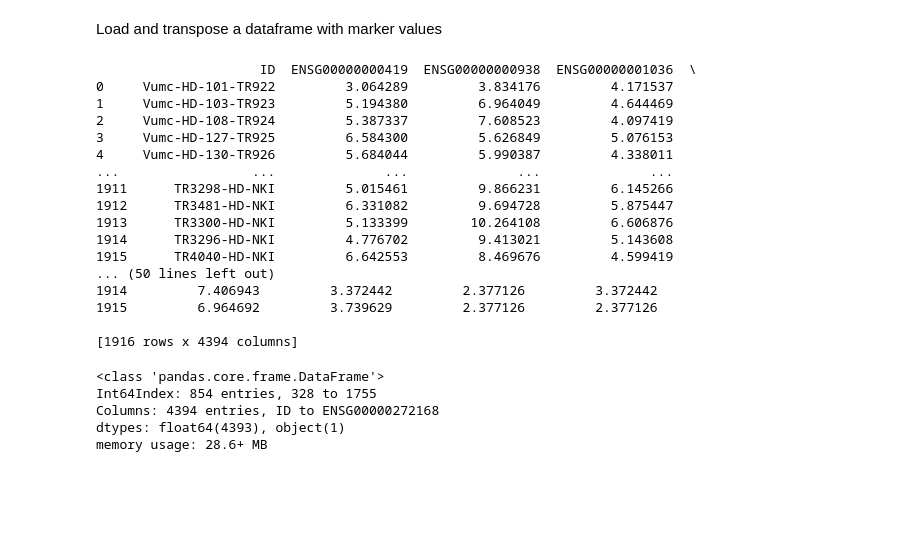
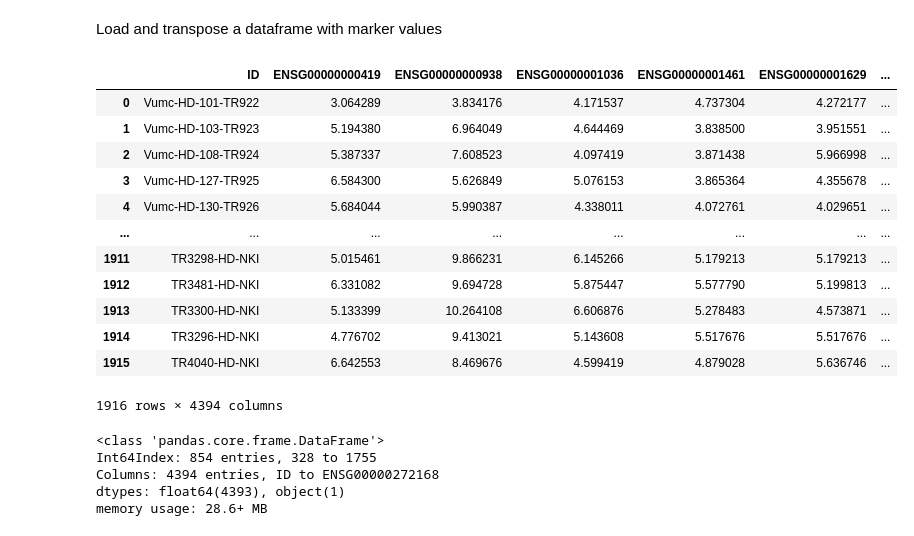
Before and after one commit to DariuszMech/Cancer-stage-prediction, a Jupyter notebook: notebooks/data_preparation.ipynb, the cells around one changed output. Drawn from its saved outputs; the diff is of its cells as text; code cells hidden in the pictures; blank space fills up the shorter version.

```diff
--- a/notebooks/data_preparation.ipynb
+++ b/notebooks/data_preparation.ipynb
@@ -139,25 +146,21 @@ Load and transpose a dataframe with marker values
 # %%
 markers = pd.read_csv(os.path.join(raw_data_path, 'Counts_prefiltered_multiclass_2022-10-14.tsv'), sep='\t')
 markers = markers.T.reset_index(names='ID')
-print(markers)
+markers
 # %% [output]
+|  | ID | ENSG00000000419 | ENSG00000000938 | ENSG00000001036 | ENSG00000001461 | ENSG00000001629 | ... |
+| 0 | Vumc-HD-101-TR922 | 3.064289 | 3.834176 | 4.171537 | 4.737304 | 4.272177 | ... |
+| 1 | Vumc-HD-103-TR923 | 5.194380 | 6.964049 | 4.644469 | 3.838500 | 3.951551 | ... |
+| 2 | Vumc-HD-108-TR924 | 5.387337 | 7.608523 | 4.097419 | 3.871438 | 5.966998 | ... |
+| 3 | Vumc-HD-127-TR925 | 6.584300 | 5.626849 | 5.076153 | 3.865364 | 4.355678 | ... |
+| 4 | Vumc-HD-130-TR926 | 5.684044 | 5.990387 | 4.338011 | 4.072761 | 4.029651 | ... |
+| ... | ... | ... | ... | ... | ... | ... | ... |
+| 1911 | TR3298-HD-NKI | 5.015461 | 9.866231 | 6.145266 | 5.179213 | 5.179213 | ... |
+| 1912 | TR3481-HD-NKI | 6.331082 | 9.694728 | 5.875447 | 5.577790 | 5.199813 | ... |
+| 1913 | TR3300-HD-NKI | 5.133399 | 10.264108 | 6.606876 | 5.278483 | 4.573871 | ... |
+| 1914 | TR3296-HD-NKI | 4.776702 | 9.413021 | 5.143608 | 5.517676 | 5.517676 | ... |
+| 1915 | TR4040-HD-NKI | 6.642553 | 8.469676 | 4.599419 | 4.879028 | 5.636746 | ... |
-                     ID  ENSG00000000419  ENSG00000000938  ENSG00000001036  \
-0     Vumc-HD-101-TR922         3.064289         3.834176         4.171537
-1     Vumc-HD-103-TR923         5.194380         6.964049         4.644469
-2     Vumc-HD-108-TR924         5.387337         7.608523         4.097419
-3     Vumc-HD-127-TR925         6.584300         5.626849         5.076153
-4     Vumc-HD-130-TR926         5.684044         5.990387         4.338011
-...                 ...              ...              ...              ...
-1911      TR3298-HD-NKI         5.015461         9.866231         6.145266
-1912      TR3481-HD-NKI         6.331082         9.694728         5.875447
-1913      TR3300-HD-NKI         5.133399        10.264108         6.606876
-1914      TR3296-HD-NKI         4.776702         9.413021         5.143608
-1915      TR4040-HD-NKI         6.642553         8.469676         4.599419
-... (50 lines left out)
-1914         7.406943         3.372442         2.377126         3.372442
-1915         6.964692         3.739629         2.377126         2.377126
-
-[1916 rows x 4394 columns]
+1916 rows × 4394 columns
 # %%
 col1_values = patients['ID'].tolist()
 # usunięcie wierszy, w których wartość w kolumnie ID nie jest zawarta w kolumnie ID obiektu patients
```
Also changed, not shown: parts of 9 cells of this notebook.
